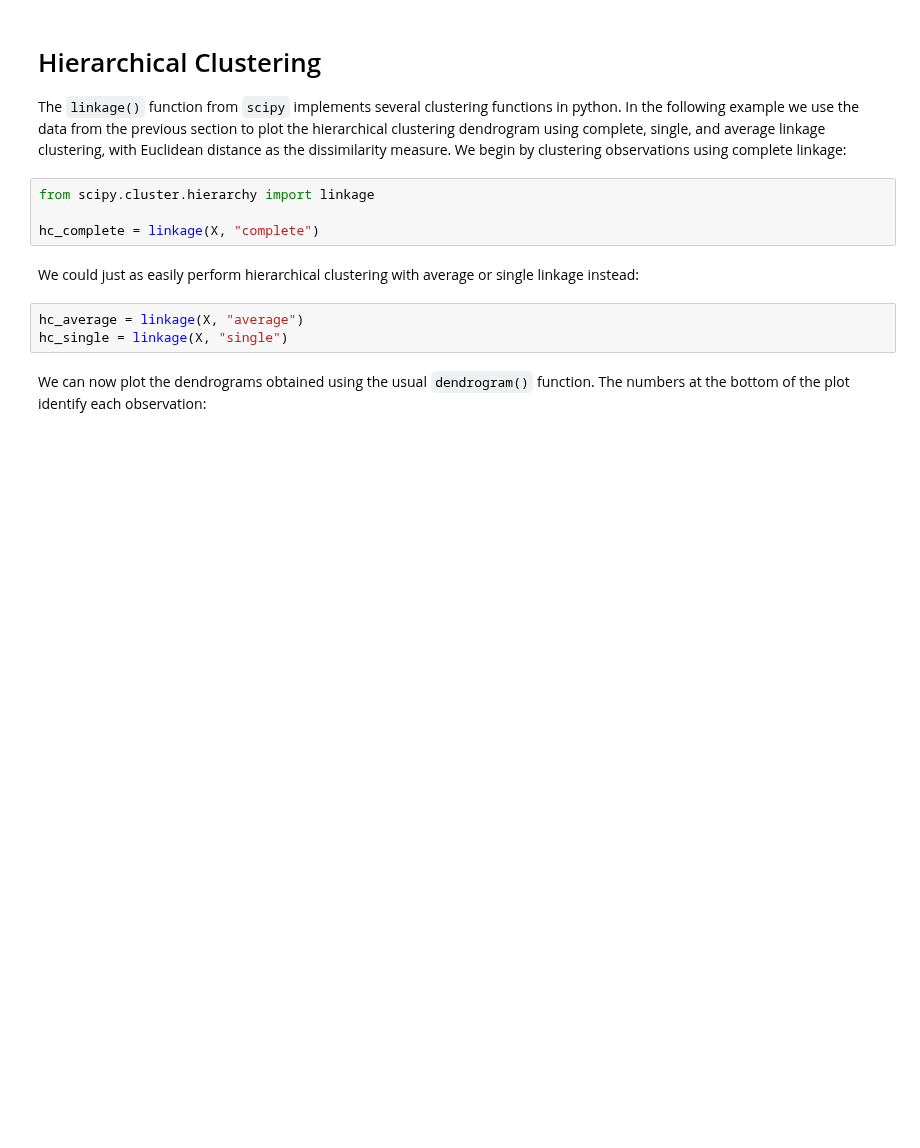
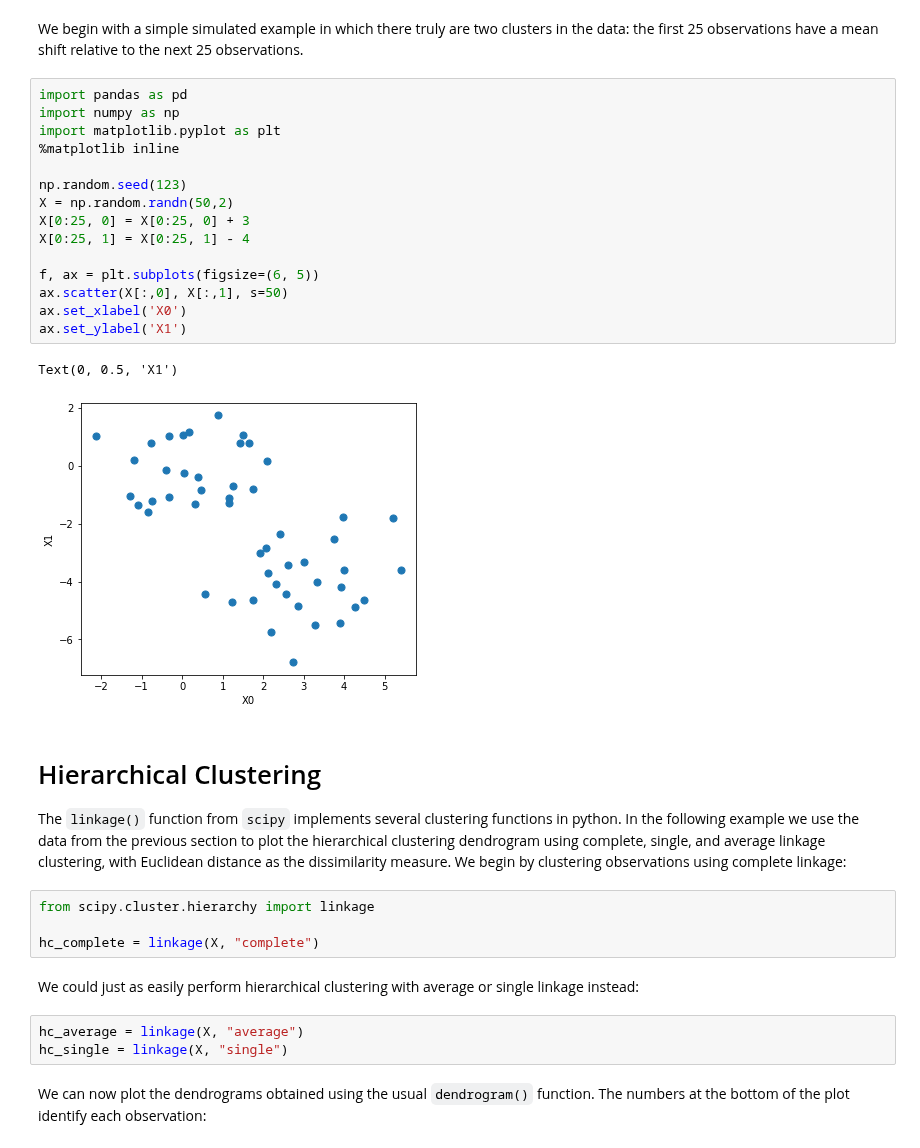
Before and after one commit to serivan/mldmlab, a Jupyter notebook: HANDSON-ML/09-HierarchicalClustering_Python.ipynb, the cells around one changed output. Saved outputs shown, nothing was run; the diff lists cells and outputs as text; blank space fills up the shorter version.

```diff
--- a/HANDSON-ML/09-HierarchicalClustering_Python.ipynb
+++ b/HANDSON-ML/09-HierarchicalClustering_Python.ipynb
@@ -1,3 +1,23 @@
+# %% [markdown]
+We begin with a simple simulated example in which there truly are two clusters in the data: the first 25 observations have a mean shift relative to the next 25 observations.
+# %%
+import pandas as pd
+import numpy as np
+import matplotlib.pyplot as plt
+%matplotlib inline
+
+np.random.seed(123)
+X = np.random.randn(50,2)
+X[0:25, 0] = X[0:25, 0] + 3
+X[0:25, 1] = X[0:25, 1] - 4
+
+f, ax = plt.subplots(figsize=(6, 5))
+ax.scatter(X[:,0], X[:,1], s=50)
+ax.set_xlabel('X0')
+ax.set_ylabel('X1')
+# %% [output]
+Text(0, 0.5, 'X1')
+[figure, added]
 # %% [markdown]
 # Hierarchical Clustering
 The `linkage()` function from `scipy` implements several clustering functions in python. In the following example we use the data from the previous section to plot the hierarchical
```
Also changed, not shown: parts of 8 cells of this notebook.
